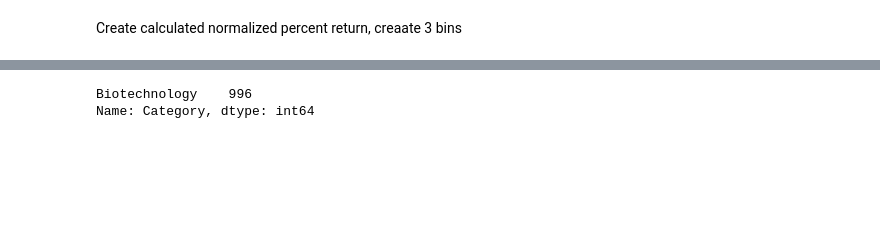
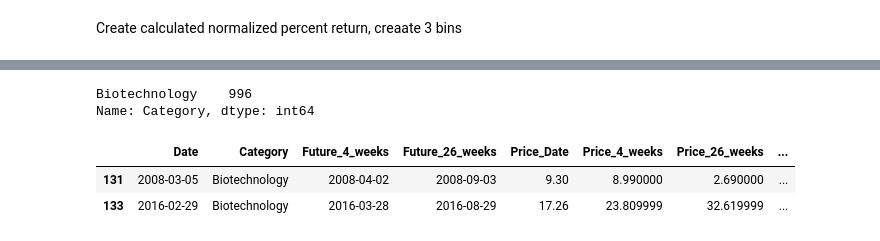
Before and after one commit to SingingData/StockPerformanceClassification, a Jupyter notebook: JupyterNotebooks/Next+Agenda+Text+Pre-Processing+-+Filter+Dataset+and+Apply+Labels.ipynb, the cells around one changed output, grey strips where cells are left out. Saved outputs shown, nothing was run; the diff lists cells and outputs as text; code cells hidden in the pictures; blank space fills up the shorter version.

```diff
--- a/JupyterNotebooks/Next+Agenda+Text+Pre-Processing+-+Filter+Dataset+and+Apply+Labels.ipynb
+++ b/JupyterNotebooks/Next+Agenda+Text+Pre-Processing+-+Filter+Dataset+and+Apply+Labels.ipynb
@@ -151,7 +128,12 @@ with open('allindustriessource.pkl', 'wb') as f:
 # %%
 
 df1 = df[(df['Category'] =="Biotechnology")]
 print(df1['Category'].value_counts())
+df1.shape
+df1.head(2)
 # %% [output]
 Biotechnology    996
 Name: Category, dtype: int64
+|  | Date | Category | Future_4_weeks | Future_26_weeks | Price_Date | Price_4_weeks | Price_26_weeks | ... |
+| 131 | 2008-03-05 | Biotechnology | 2008-04-02 | 2008-09-03 | 9.30 | 8.990000 | 2.690000 | ... |
+| 133 | 2016-02-29 | Biotechnology | 2016-03-28 | 2016-08-29 | 17.26 | 23.809999 | 32.619999 | ... |
```
Also changed, not shown: parts of 20 cells of this notebook, 1 other file.
